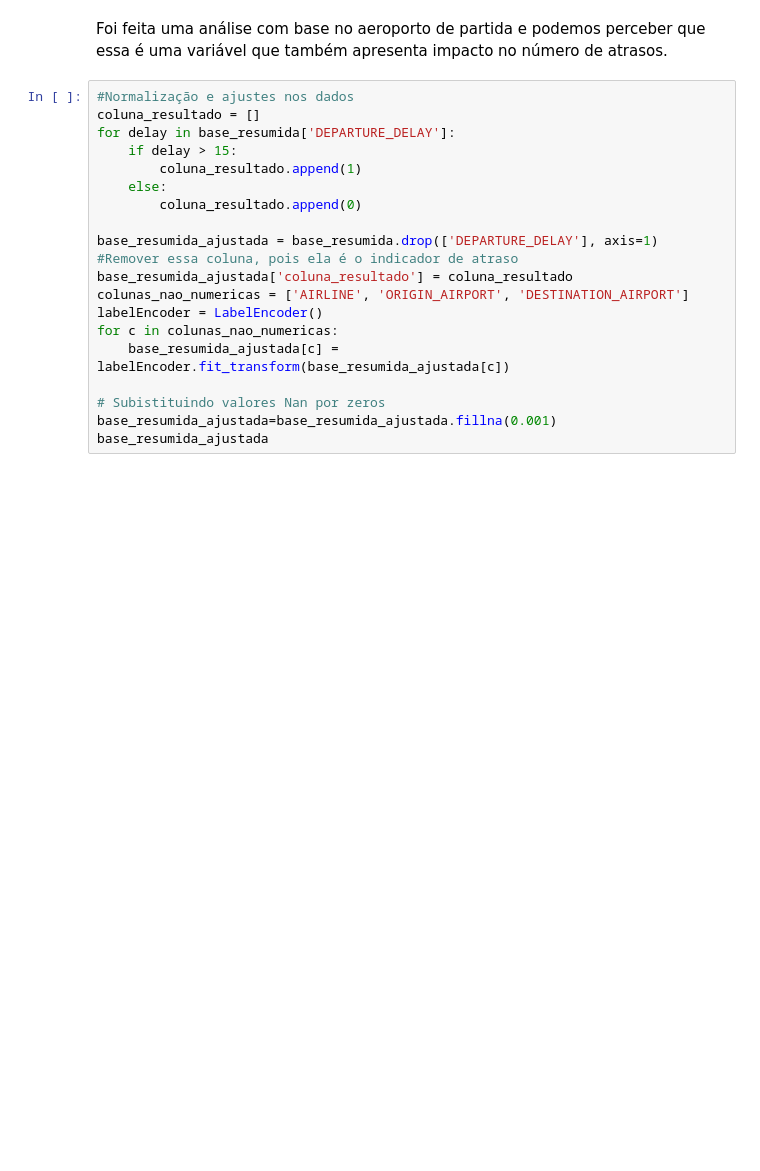
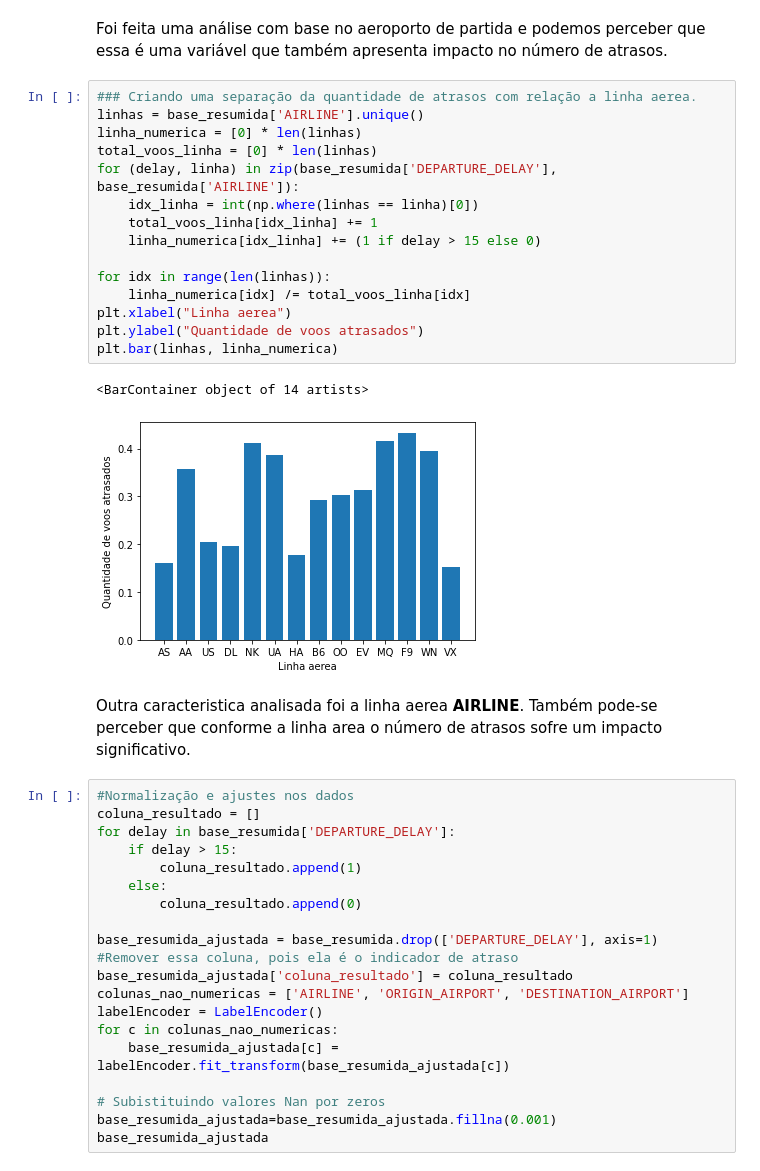
Before and after one commit to williansmprimo/analise-exploratoria, a Jupyter notebook: atividade-an-lise-exploratoria.ipynb, the cells around one changed output. Drawn from its saved outputs; the diff is of its cells as text; blank space fills up the shorter version.

```diff
--- a/atividade-an-lise-exploratoria.ipynb
+++ b/atividade-an-lise-exploratoria.ipynb
@@ -200,5 +201,25 @@ plt.bar(origens, origen_numerica)
 # %% [markdown]
 Foi feita uma análise com base no aeroporto de partida e podemos perceber que essa é uma variável que também apresenta impacto no número de atrasos.
+# %%
+### Criando uma separação da quantidade de atrasos com relação a linha aerea.
+linhas = base_resumida['AIRLINE'].unique()
+linha_numerica = [0] * len(linhas)
+total_voos_linha = [0] * len(linhas)
+for (delay, linha) in zip(base_resumida['DEPARTURE_DELAY'], base_resumida['AIRLINE']):
+    idx_linha = int(np.where(linhas == linha)[0])
+    total_voos_linha[idx_linha] += 1
+    linha_numerica[idx_linha] += (1 if delay > 15 else 0)
+
+for idx in range(len(linhas)):
+    linha_numerica[idx] /= total_voos_linha[idx]
+plt.xlabel("Linha aerea")
+plt.ylabel("Quantidade de voos atrasados")
+plt.bar(linhas, linha_numerica)
+# %% [output]
+<BarContainer object of 14 artists>
+[figure, added]
+# %% [markdown]
+Outra caracteristica analisada foi a linha aerea <b>AIRLINE</b>. Também pode-se perceber que conforme a linha area o número de atrasos sofre um impacto significativo.
 # %%
 #Normalização e ajustes nos dados
 coluna_resultado = []
```
Also changed, not shown: parts of 6 cells of this notebook.
